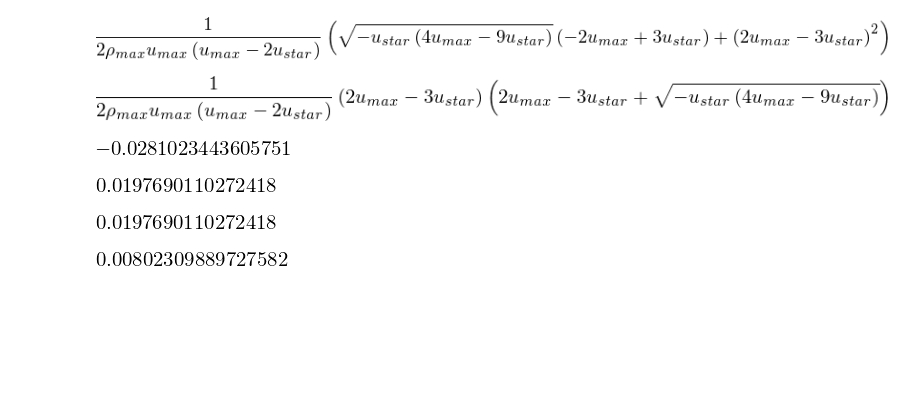
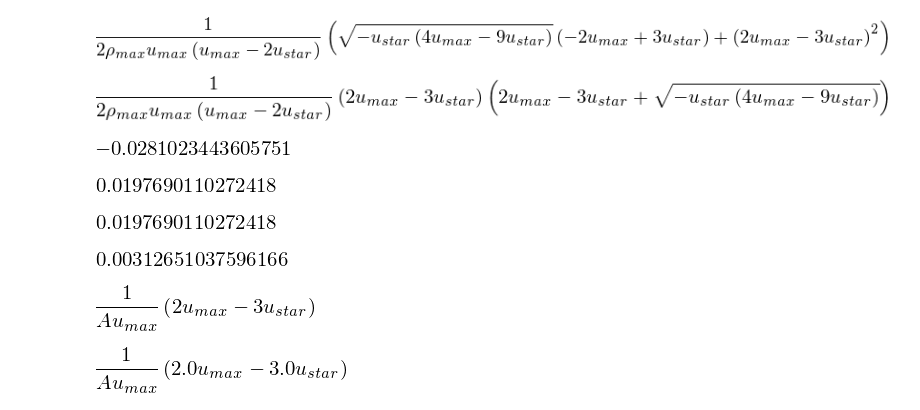
Before and after one commit to rambandaru/MAE6286, a Jupyter notebook: Assignments/Assignment_3.ipynb, the cells around one changed output. Cells and saved outputs as stored; diff of their text form; code cells hidden in the pictures; blank space fills up the shorter version.

```diff
--- a/Assignments/Assignment_3.ipynb
+++ b/Assignments/Assignment_3.ipynb
@@ -85,7 +86,17 @@ aval
 # %% [output]
 [figure]
 # %%
-bval = B_sol.evalf(subs={rho_max:10.0, A:aval} )
+bval = B_sol.evalf(subs={rho_max:15.0, A:aval} )
 bval
 # %% [output]
-[figure, old version]
+[figure, new version]
+# %%
+rho_sol = sympy.solve(eq4,rho_star)[0]
+rho_sol
+# %% [output]
+[figure, added]
+# %%
+rho_sol = rho_sol.evalf(subs={A: aval, u_max:2.0, u_star: 1.5} )
+rho_sol
+# %% [output]
+[figure, added]
```
Also changed, not shown: parts of 1 cell of this notebook.
